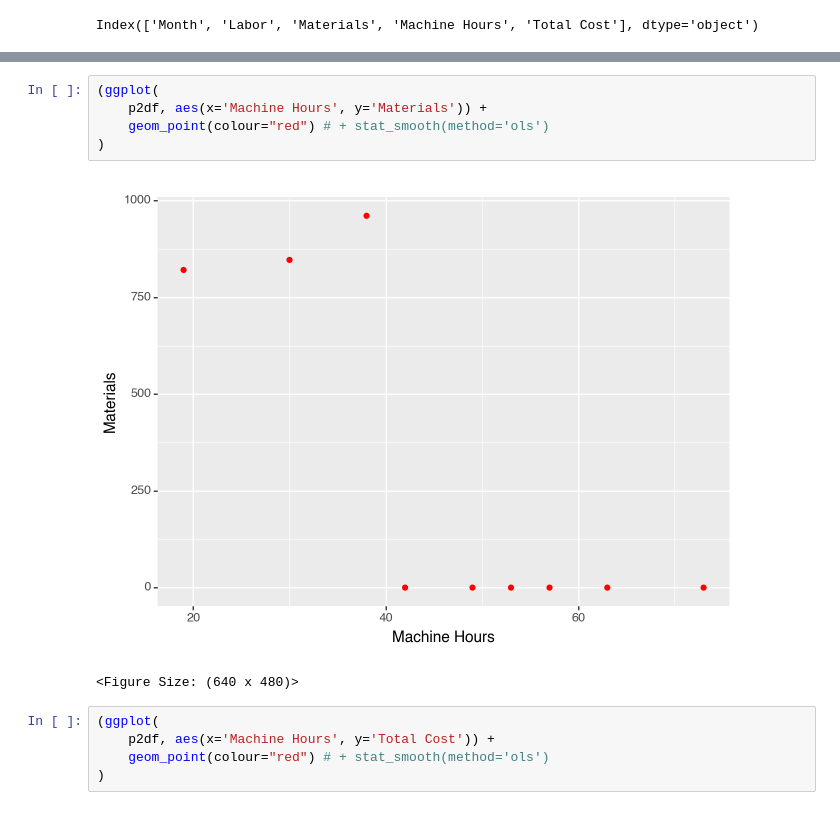
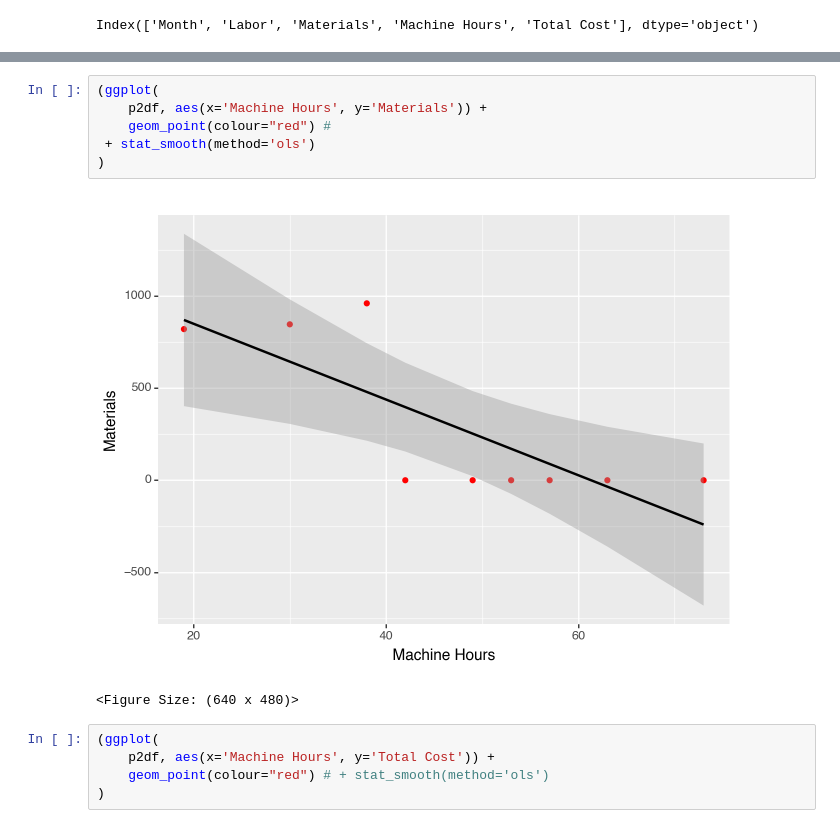
Before and after one commit to ArthurHowardMorris/ArthurHowardMorris.github.io, a Jupyter notebook: assets/slides/acct3210/S3/Lecture3CostEstimation.ipynb, the cells around one changed output, grey strips where cells are left out. Drawn from its saved outputs; the diff is of its cells as text.

```diff
--- a/assets/slides/acct3210/S3/Lecture3CostEstimation.ipynb
+++ b/assets/slides/acct3210/S3/Lecture3CostEstimation.ipynb
@@ -180,10 +181,11 @@ Index(['Month', 'Labor', 'Materials', 'Machine Hours', 'Total Cost'], dtype='obj
 # %%
 (ggplot(
     p2df, aes(x='Machine Hours', y='Materials')) +
-    geom_point(colour="red") # + stat_smooth(method='ols')
+    geom_point(colour="red") #
+ + stat_smooth(method='ols')
 )
 # %% [output]
-[figure, old version]
+[figure, new version]
 <Figure Size: (640 x 480)>
 # %%
 (ggplot(
```
Also changed, not shown: parts of 2 cells of this notebook.
